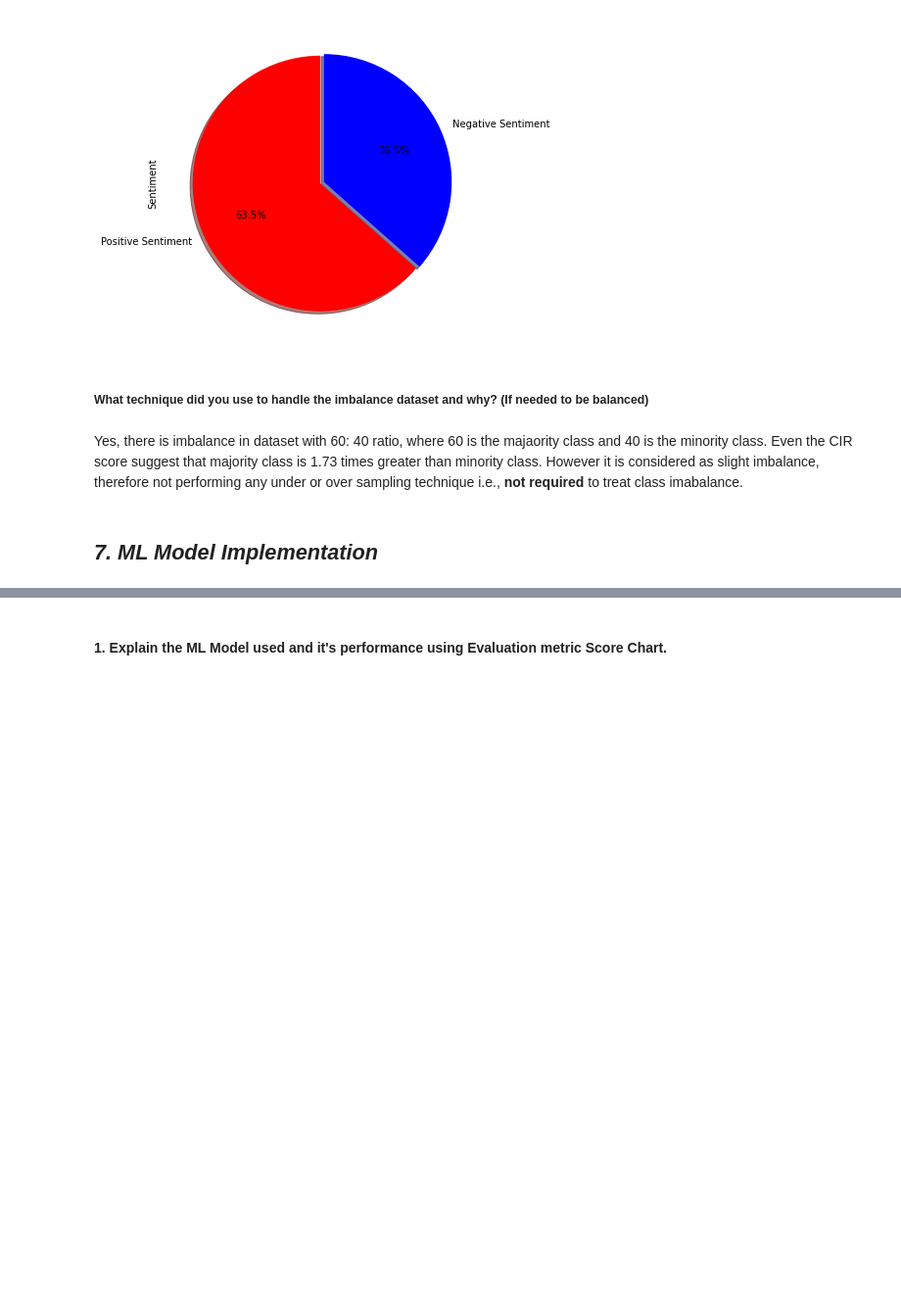
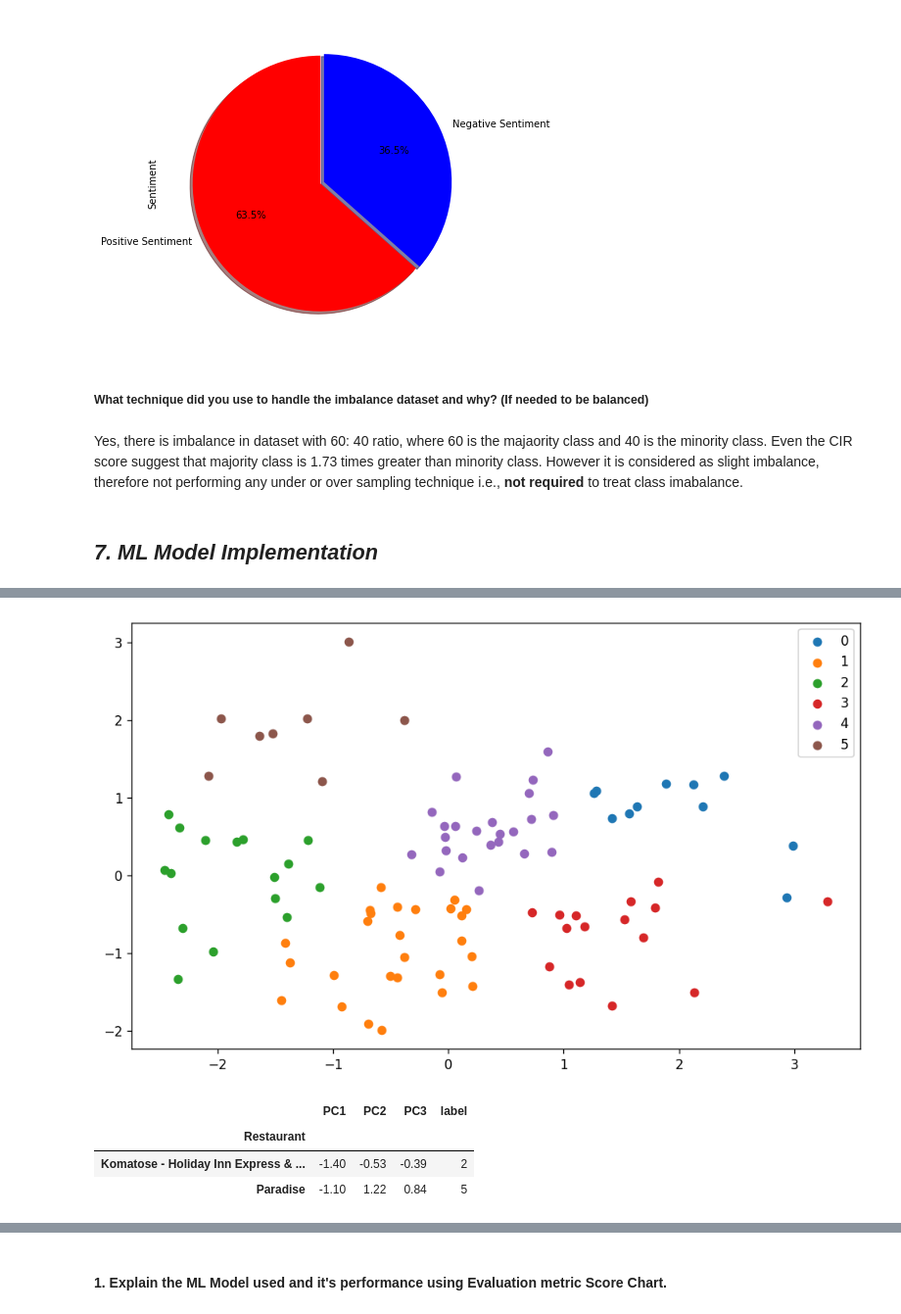
Before and after one commit to abhinav4201/UnSupervised-ML-Zomato-Restaurant-Clustering-and-Sentiment-Analysis, a Jupyter notebook: UnSupervised_ML_Zomato_Restaurant_Clustering_and_Sentiment_Analysis_capstone_project_4.ipynb, the cells around one changed output, grey strips where cells are left out. Shown at 98% size. Drawn from its saved outputs; the diff is of its cells as text; code cells hidden in the pictures; blank space fills up the shorter version.

```diff
--- a/UnSupervised_ML_Zomato_Restaurant_Clustering_and_Sentiment_Analysis_capstone_project_4.ipynb
+++ b/UnSupervised_ML_Zomato_Restaurant_Clustering_and_Sentiment_Analysis_capstone_project_4.ipynb
@@ -2433,0 +2621,29 @@ Yes, there is imbalance in dataset with 60: 40 ratio, where 60 is the majaority
+# %%
+#vizualizing the clusters and the datapoints in each clusters
+plt.figure(figsize=(10,6), dpi=120)
+
+kmeans= KMeans(n_clusters=6, init= 'k-means++', random_state=42)
+kmeans.fit(df_pca)
+
+#predict the labels of clusters.
+label = kmeans.fit_predict(df_pca)
+#Getting unique labels
+unique_labels = np.unique(label)
+
+#plotting the results:
+for i in unique_labels:
+    plt.scatter(df_pca[label == i , 0] , df_pca[label == i , 1] , label = i)
+plt.legend()
+plt.show()
+# %% [output]
+[figure, added]
+# %%
+#making df for pca
+kmeans_pca_df = pd.DataFrame(df_pca,columns=['PC1','PC2','PC3'],index=scaled_df.index)
+kmeans_pca_df["label"] = label
+kmeans_pca_df.sample(2)
+# %% [output]
+|  | PC1 | PC2 | PC3 | label |
+| Restaurant |  |  |  |  |
+| Komatose - Holiday Inn Express & ... | -1.40 | -0.53 | -0.39 | 2 |
+| Paradise | -1.10 | 1.22 | 0.84 | 5 |
```
Also changed, not shown: parts of 47 cells of this notebook.
